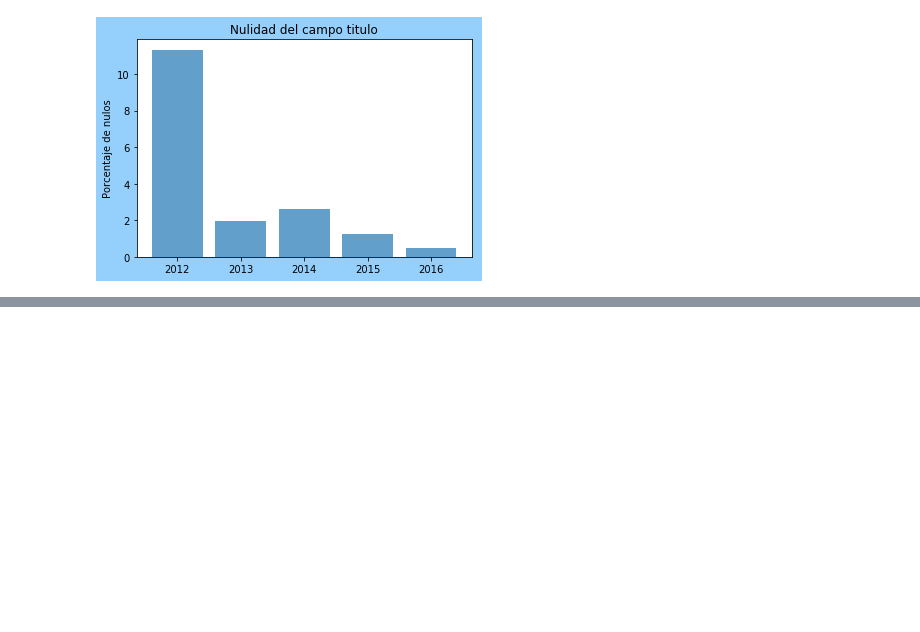
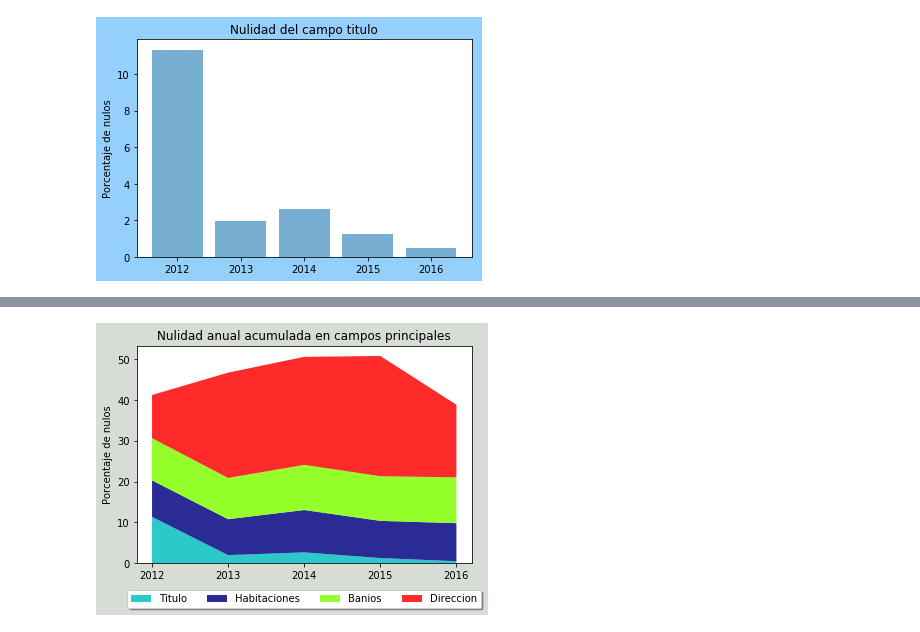
Before and after one commit to lorenzolgz/orgadatostp1, a Jupyter notebook: Análisis_Lolo.ipynb, the cells around one changed output, grey strips where cells are left out. Cells and saved outputs as stored; diff of their text form; code cells hidden in the pictures; blank space fills up the shorter version.

```diff
--- a/Análisis_Lolo.ipynb
+++ b/Análisis_Lolo.ipynb
@@ -264,0 +218,27 @@ plt.show()
+# %%
+# --- FORMAT 1
+
+ds = pct_nulos_por_anio_cat
+
+# Your x and y axis
+data = [ds['titulo'], ds['habitaciones'], ds['banos'], ds['direccion']]# ds['metrostotales']]
+years = ['2012','2013','2014','2015','2016']#ds['anio']
+
+fondo = plt.figure()
+fondo.patch.set_facecolor('xkcd:light grey')
+
+pal = ['c', 'navy', 'chartreuse', 'r']
+
+plt.stackplot(years, data, colors = pal, alpha = 0.83,
+              labels=['Titulo','Habitaciones','Banios', 'Direccion', 'Metros Totales'])
+
+plt.ylabel('Porcentaje de nulos')
+plt.title('Nulidad anual acumulada en campos principales')
+
+
+ax = plt.subplot(111)
+ax.legend(loc='upper center', bbox_to_anchor=(0.5, -0.1), fancybox=True, shadow=True, ncol=5)
+
+plt.show()
+# %% [output]
+[figure, added]
```
Also changed, not shown: parts of 11 cells of this notebook.
